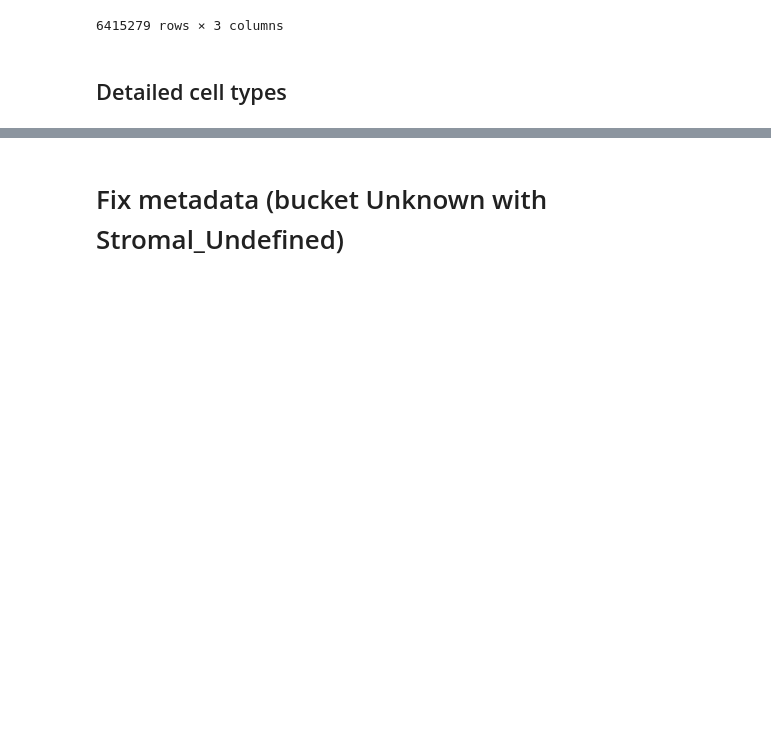
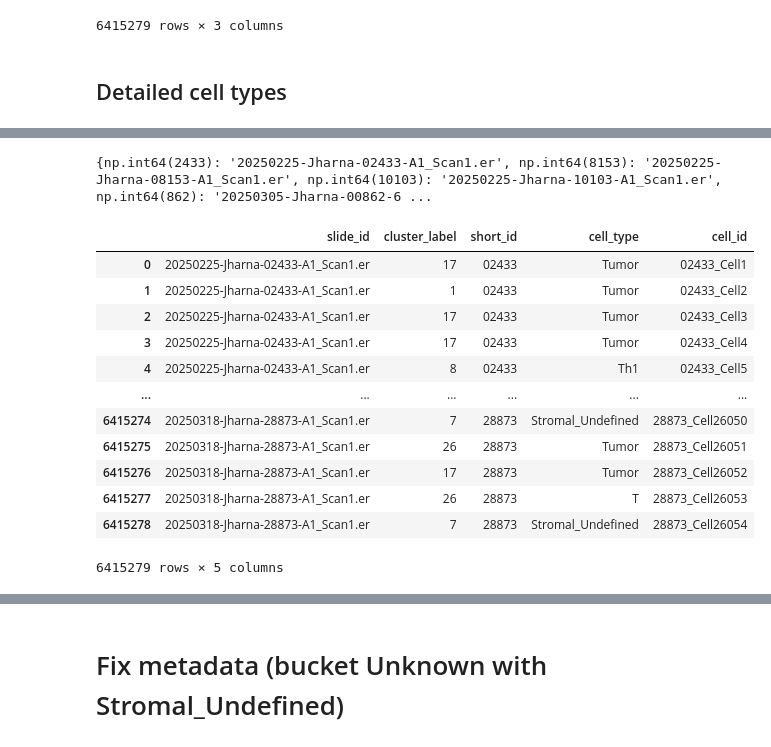
Before and after one commit to FenyoLab/EC_codeximaging, a Jupyter notebook: notebooks/celesta_data_prep_cervical.ipynb, the cells around one changed output, grey strips where cells are left out. Saved outputs shown, nothing was run; the diff lists cells and outputs as text; code cells hidden in the pictures; blank space fills up the shorter version.

```diff
--- a/notebooks/celesta_data_prep_cervical.ipynb
+++ b/notebooks/celesta_data_prep_cervical.ipynb
@@ -315,0 +384,3 @@ print(phenotype_clusters["short_id"].value_counts())
+# %%
+detailed_cell_types = pd.read_csv("/gpfs/home/yb2612/proteomics/data/Cervical_mIF/output/initial_run/celltypes/27_clusters/cell_types_detailed_default.csv")
+detailed_cell_types
@@ -315,0 +401,36 @@ print(phenotype_clusters["short_id"].value_counts())
+# %%
+# create dict of short_id to slide_id and look for only unique values in df
+slide_id_dict = {}
+for short_id in detailed_cell_types["short_id"].unique():
+    slide_id = detailed_cell_types[detailed_cell_types["short_id"] == short_id]["slide_id"].values[0]
+    slide_id_dict[short_id] = slide_id
+print(slide_id_dict)
+# %% [output]
+{np.int64(2433): '20250225-Jharna-02433-A1_Scan1.er', np.int64(8153): '20250225-Jharna-08153-A1_Scan1.er', np.int64(10103): '20250225-Jharna-10103-A1_Scan1.er', np.int64(862): '20250305-Jharna-00862-6 ...
+# %%
+# pad short id to 5 digits with leading zeros
+detailed_cell_types["short_id"] = detailed_cell_types["short_id"].astype(str).str.zfill(5)
+# add col cell_id to detailed_cell_types by doing short_id_Cell<no of cell in that short_id>
+detailed_cell_types["cell_id"] = (
+    detailed_cell_types
+    .groupby("short_id")
+    .cumcount()
+    .add(1)
+    .astype(str)
+    .radd(detailed_cell_types["short_id"] + "_Cell")
+)
+detailed_cell_types
+# %% [output]
+|  | slide_id | cluster_label | short_id | cell_type | cell_id |
+| 0 | 20250225-Jharna-02433-A1_Scan1.er | 17 | 02433 | Tumor | 02433_Cell1 |
+| 1 | 20250225-Jharna-02433-A1_Scan1.er | 1 | 02433 | Tumor | 02433_Cell2 |
+| 2 | 20250225-Jharna-02433-A1_Scan1.er | 17 | 02433 | Tumor | 02433_Cell3 |
+| 3 | 20250225-Jharna-02433-A1_Scan1.er | 17 | 02433 | Tumor | 02433_Cell4 |
+| 4 | 20250225-Jharna-02433-A1_Scan1.er | 8 | 02433 | Th1 | 02433_Cell5 |
+| ... | ... | ... | ... | ... | ... |
+| 6415274 | 20250318-Jharna-28873-A1_Scan1.er | 7 | 28873 | Stromal_Undefined | 28873_Cell26050 |
+| 6415275 | 20250318-Jharna-28873-A1_Scan1.er | 26 | 28873 | Tumor | 28873_Cell26051 |
+| 6415276 | 20250318-Jharna-28873-A1_Scan1.er | 17 | 28873 | Tumor | 28873_Cell26052 |
+| 6415277 | 20250318-Jharna-28873-A1_Scan1.er | 26 | 28873 | T | 28873_Cell26053 |
+| 6415278 | 20250318-Jharna-28873-A1_Scan1.er | 7 | 28873 | Stromal_Undefined | 28873_Cell26054 |
+6415279 rows × 5 columns
```
Also changed, not shown: parts of 20 cells of this notebook, 10 other files.
